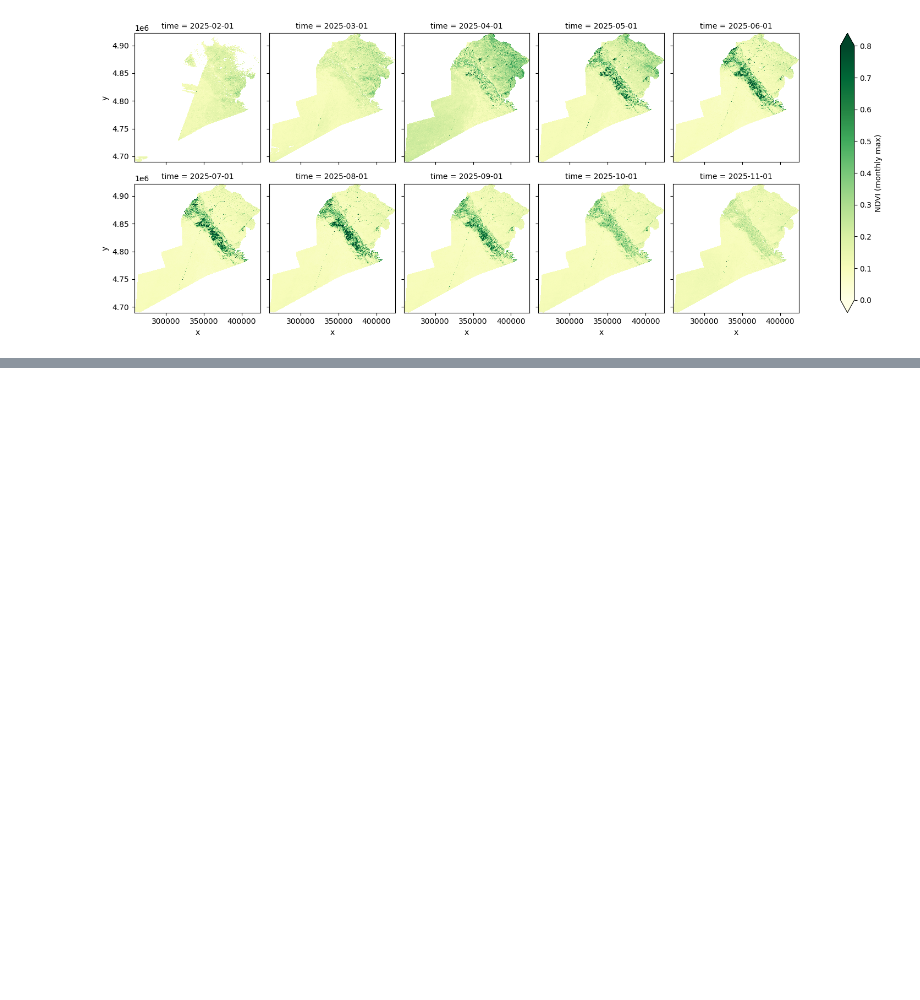
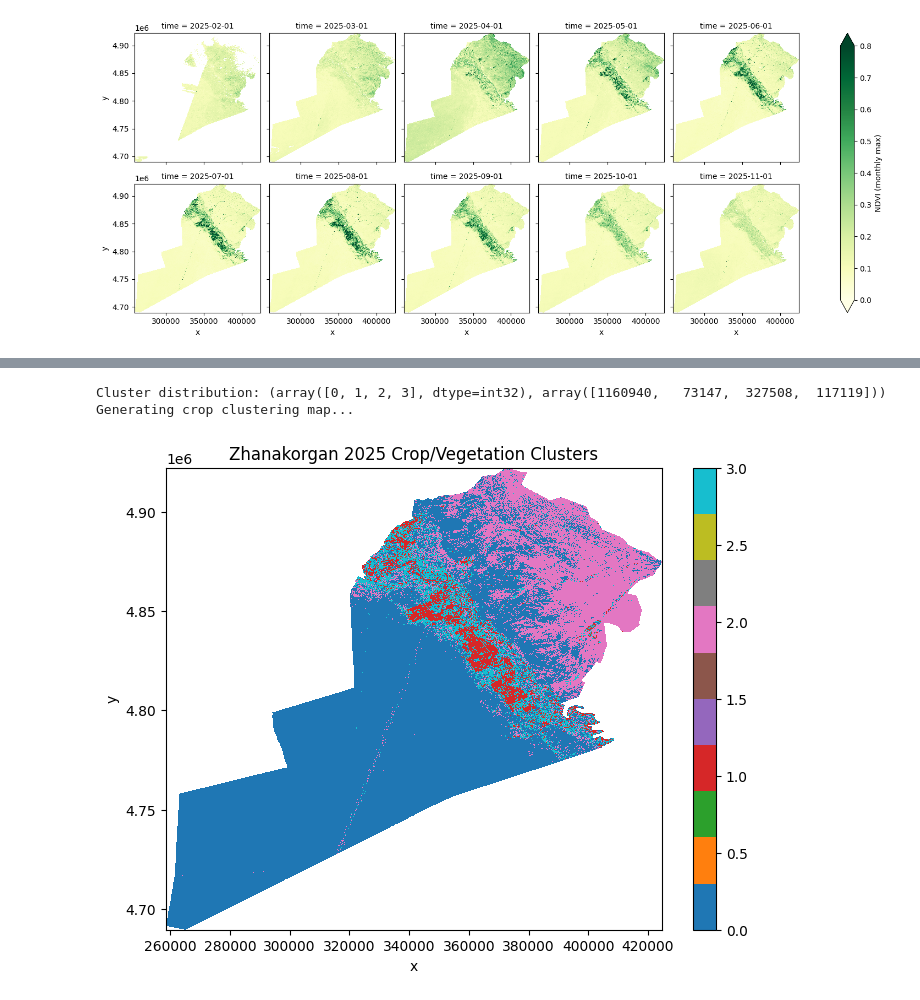
Before and after one commit to 13rustam/Zhanakorgan_Agriculture, a Jupyter notebook: Water_Crop_Use_Kaz.ipynb, the cells around one changed output, grey strips where cells are left out. Cells and saved outputs as stored; diff of their text form; code cells hidden in the pictures; blank space fills up the shorter version.

```diff
--- a/Water_Crop_Use_Kaz.ipynb
+++ b/Water_Crop_Use_Kaz.ipynb
@@ -143,0 +198,50 @@ Map(center=[43.43741817070838, 67.09229390138452], controls=(WidgetControl(optio
+# %%
+# ----------------------------------------------------------------------
+# 5d. Crop Clustering via KMeans on Monthly NDVI Time-Series
+# ----------------------------------------------------------------------
+import warnings
+import numpy as np
+from sklearn.cluster import KMeans
+
+warnings.filterwarnings('ignore', category=RuntimeWarning)
+
+# 1. Use the monthly NDVI dataset from your pipeline
+ndvi_monthly = ds['NDVI']
+
+# 2. Interpolate and fill any missing gaps across the time dimension
+ndvi_interp = ndvi_monthly.interpolate_na(dim='time', method='linear')
+ndvi_interp = ndvi_interp.ffill(dim='time').bfill(dim='time')
+
+# 3. Stack spatial dimensions (y, x) into a single pixel dimension for scikit-learn
+ndvi_stack = ndvi_interp.stack(pixel=['y', 'x']).transpose('pixel', 'time')
+ndvi_arr = ndvi_stack.to_numpy()
+
+# 4. Filter out pixels with any NaNs (areas outside the district boundary)
+valid = np.isfinite(ndvi_arr).all(axis=1)
+
+# 5. Run KMeans Clustering
+model = KMeans(n_clusters=4, random_state=42, n_init=10)
+label = model.fit_predict(ndvi_arr[valid])
+
+# 6. Reconstruct the full spatial grid
+all_labels = np.full(ndvi_stack.sizes['pixel'], np.nan)
+all_labels[valid] = label
+
+# Unstack back to 2D spatial grid (y, x)
+xr_label = xr.DataArray(
+    all_labels, dims=['pixel'], coords={'pixel': ndvi_stack.pixel}
+).unstack('pixel')
+
+# Print cluster pixel distribution counts
+print('Cluster distribution:', np.unique(label, return_counts=True))
+
+# 7. Plot the cluster map
+print('Generating crop clustering map...')
+plt.figure(figsize=(8, 6))
+xr_label.plot(vmin=0, vmax=3, cmap='tab10')
+plt.title('Zhanakorgan 2025 Crop/Vegetation Clusters')
+plt.show()
+# %% [output]
+Cluster distribution: (array([0, 1, 2, 3], dtype=int32), array([1160940,   73147,  327508,  117119]))
+Generating crop clustering map...
+[figure, added]
```
Also changed, not shown: parts of 10 cells of this notebook.
